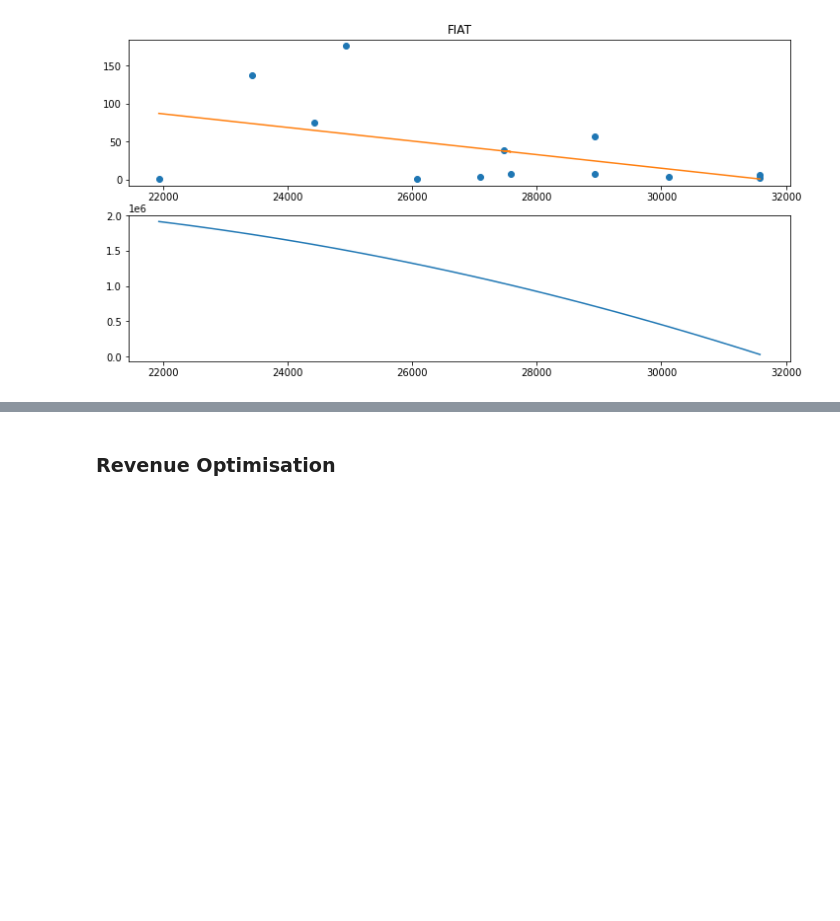
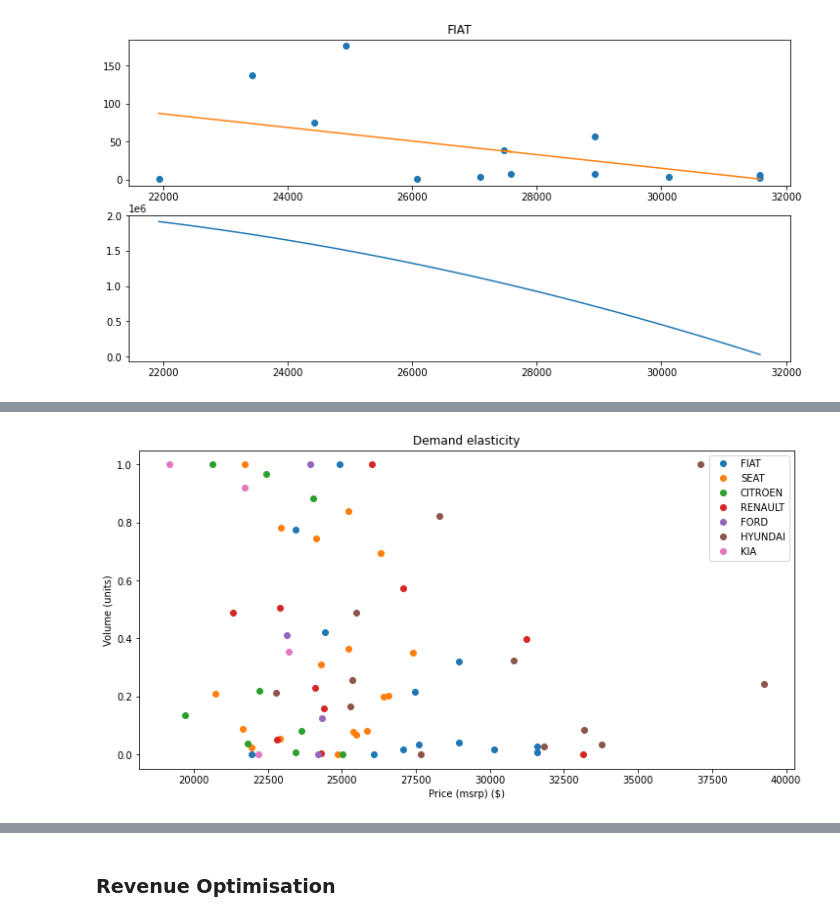
Before and after one commit to unded666/NissanBD, a Jupyter notebook: Notebooks/Nissan.ipynb, the cells around one changed output, grey strips where cells are left out. Cells and saved outputs as stored; diff of their text form; code cells hidden in the pictures; blank space fills up the shorter version.

```diff
--- a/Notebooks/Nissan.ipynb
+++ b/Notebooks/Nissan.ipynb
@@ -1555,0 +1577,4 @@ scj_working
+# %%
+scj_working['min_vol'] = scj_working.groupby('Brand')['Volume'].transform('min')
+scj_working['max_vol'] = scj_working.groupby('Brand')['Volume'].transform('max')
+scj_working
@@ -1555,0 +1599,3 @@ scj_working
+# %%
+scj_working['Norm_Vol_2'] = scj_working.apply(lambda x: (x['Volume']-x['min_vol'])/(x['max_vol']-x['min_vol']), axis=1)
+scj_working
@@ -1555,0 +1620,12 @@ scj_working
+# %%
+plt.rcParams['figure.figsize'] = (12,6)
+for OEM in scj_working.Brand.unique():
+    temp_df = scj_working[scj_working.Brand == OEM].copy()
+    plt.plot(temp_df.msrp, temp_df.Norm_Vol_2, 'o', label = OEM)
+plt.title('Demand elasticity')
+plt.ylabel('Volume (units)')
+plt.xlabel('Price (msrp) ($)')
+plt.legend()
+plt.show()
+# %% [output]
+[figure, added]
```
Also changed, not shown: parts of 19 cells of this notebook.
